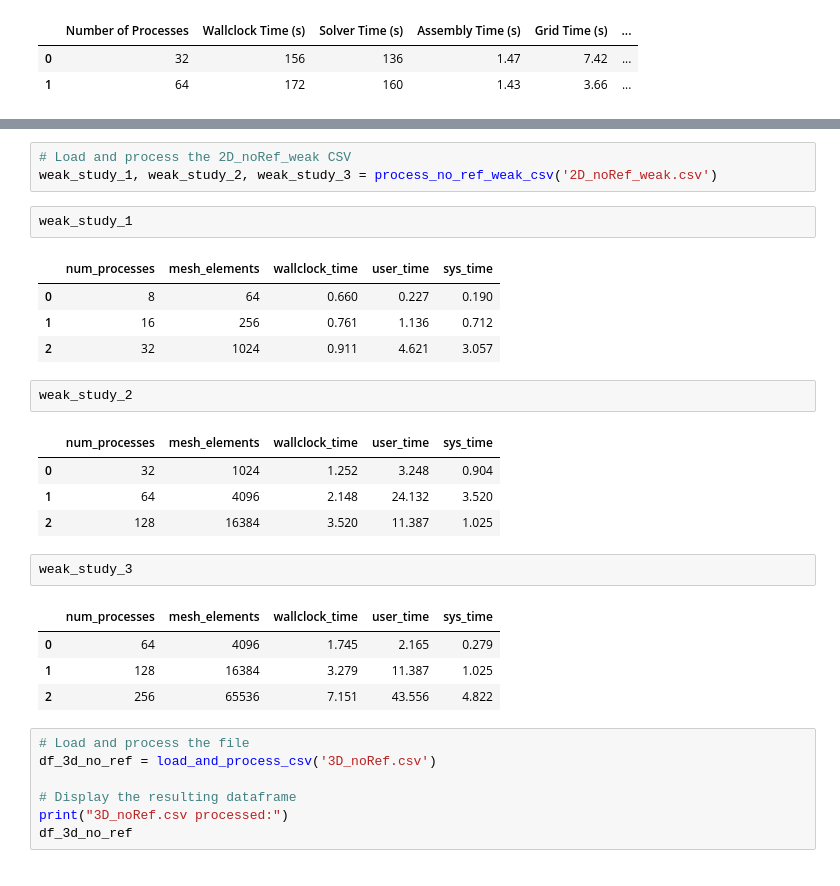
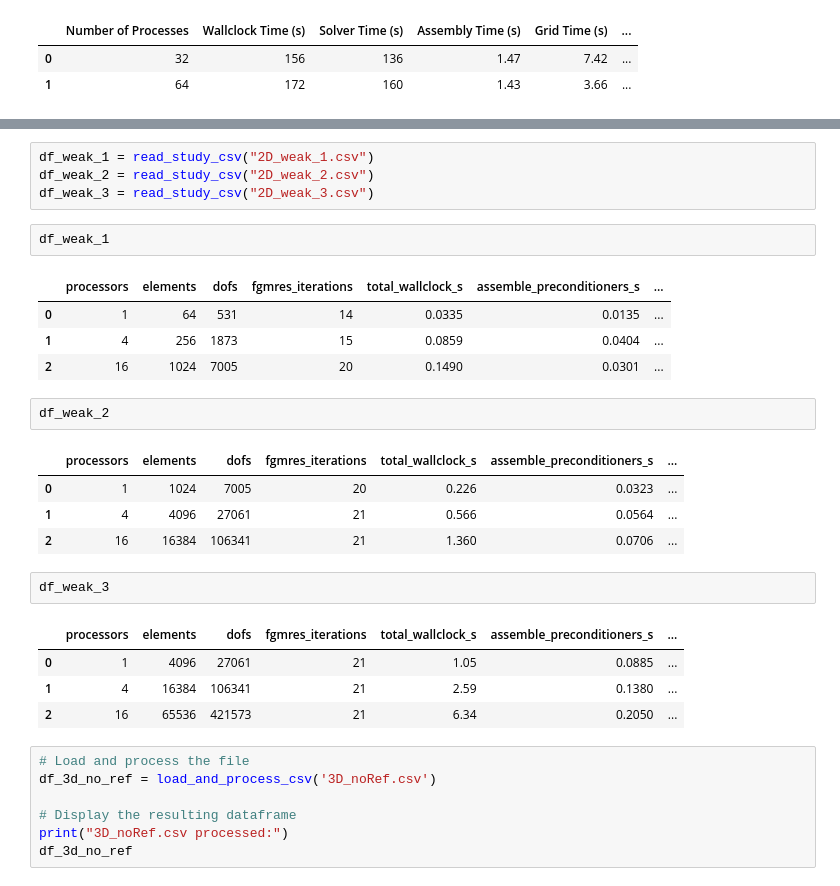
Before and after one commit to DarioSantoroDS/PDE_Project, a Jupyter notebook: scaling-analysis/analysis.ipynb, the cells around one changed output, grey strips where cells are left out. Drawn from its saved outputs; the diff is of its cells as text.

```diff
--- a/scaling-analysis/analysis.ipynb
+++ b/scaling-analysis/analysis.ipynb
@@ -142,27 +111,28 @@ df_refine
 # %%
-# Load and process the 2D_noRef_weak CSV
-weak_study_1, weak_study_2, weak_study_3 = process_no_ref_weak_csv('2D_noRef_weak.csv')
+df_weak_1 = read_study_csv("2D_weak_1.csv")
+df_weak_2 = read_study_csv("2D_weak_2.csv")
+df_weak_3 = read_study_csv("2D_weak_3.csv")
 # %%
-weak_study_1
+df_weak_1
 # %% [output]
-|  | num_processes | mesh_elements | wallclock_time | user_time | sys_time |
-| 0 | 8 | 64 | 0.660 | 0.227 | 0.190 |
-| 1 | 16 | 256 | 0.761 | 1.136 | 0.712 |
-| 2 | 32 | 1024 | 0.911 | 4.621 | 3.057 |
+|  | processors | elements | dofs | fgmres_iterations | total_wallclock_s | assemble_preconditioners_s | ... |
+| 0 | 1 | 64 | 531 | 14 | 0.0335 | 0.0135 | ... |
+| 1 | 4 | 256 | 1873 | 15 | 0.0859 | 0.0404 | ... |
+| 2 | 16 | 1024 | 7005 | 20 | 0.1490 | 0.0301 | ... |
 # %%
-weak_study_2
+df_weak_2
 # %% [output]
-|  | num_processes | mesh_elements | wallclock_time | user_time | sys_time |
-| 0 | 32 | 1024 | 1.252 | 3.248 | 0.904 |
-| 1 | 64 | 4096 | 2.148 | 24.132 | 3.520 |
-| 2 | 128 | 16384 | 3.520 | 11.387 | 1.025 |
+|  | processors | elements | dofs | fgmres_iterations | total_wallclock_s | assemble_preconditioners_s | ... |
+| 0 | 1 | 1024 | 7005 | 20 | 0.226 | 0.0323 | ... |
+| 1 | 4 | 4096 | 27061 | 21 | 0.566 | 0.0564 | ... |
+| 2 | 16 | 16384 | 106341 | 21 | 1.360 | 0.0706 | ... |
 # %%
-weak_study_3
+df_weak_3
 # %% [output]
-|  | num_processes | mesh_elements | wallclock_time | user_time | sys_time |
-| 0 | 64 | 4096 | 1.745 | 2.165 | 0.279 |
-| 1 | 128 | 16384 | 3.279 | 11.387 | 1.025 |
-| 2 | 256 | 65536 | 7.151 | 43.556 | 4.822 |
+|  | processors | elements | dofs | fgmres_iterations | total_wallclock_s | assemble_preconditioners_s | ... |
+| 0 | 1 | 4096 | 27061 | 21 | 1.05 | 0.0885 | ... |
+| 1 | 4 | 16384 | 106341 | 21 | 2.59 | 0.1380 | ... |
+| 2 | 16 | 65536 | 421573 | 21 | 6.34 | 0.2050 | ... |
 # %%
 # Load and process the file
 df_3d_no_ref = load_and_process_csv('3D_noRef.csv')
```
Also changed, not shown: parts of 26 cells of this notebook, 59 other files.
